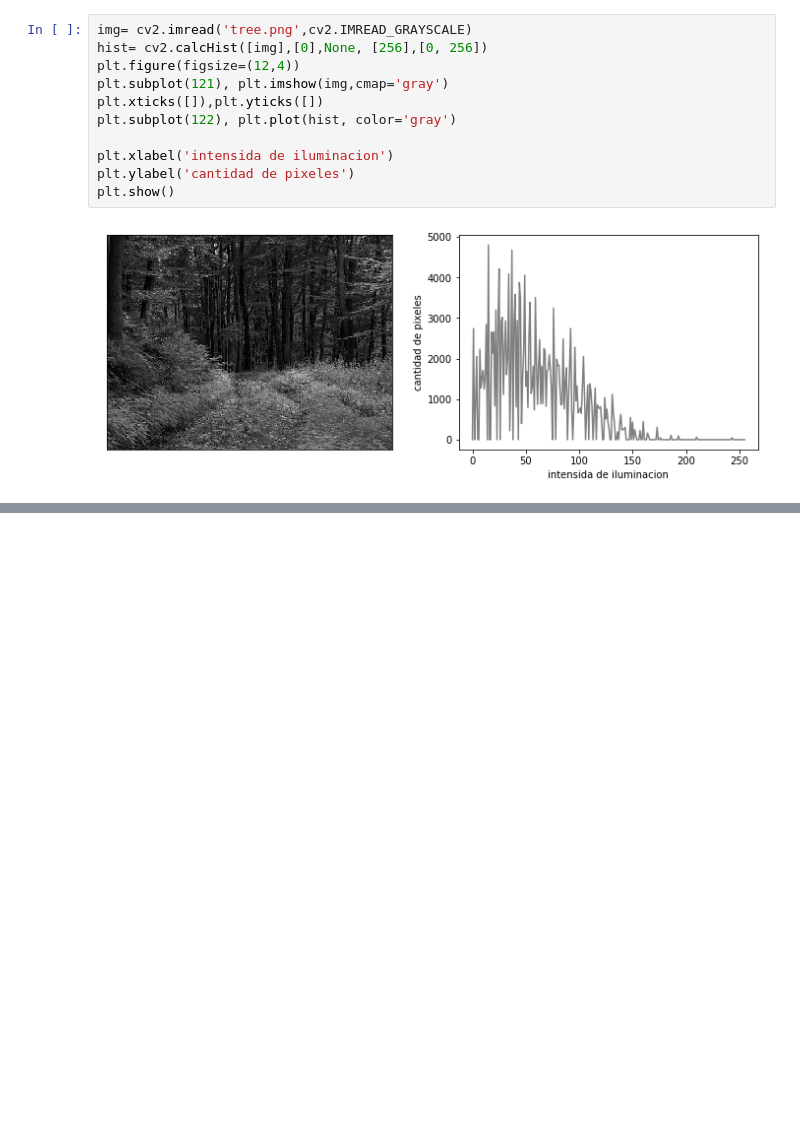
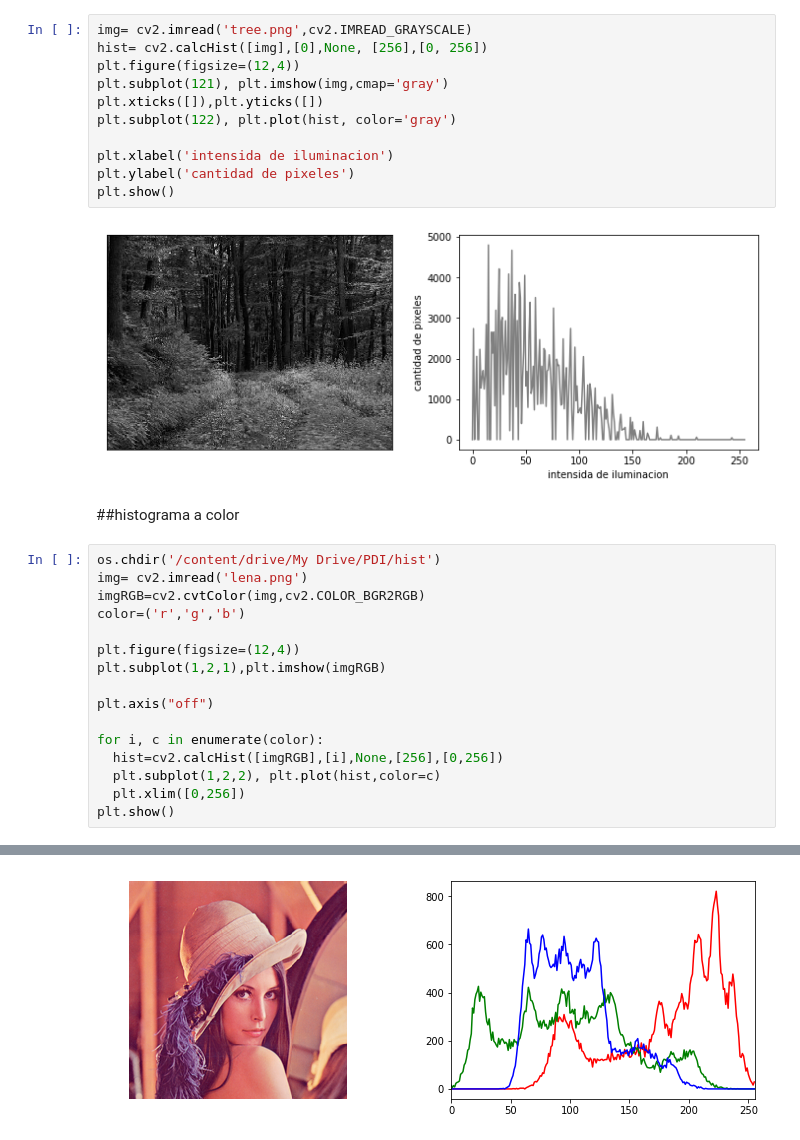
Before and after one commit to gabrielmercado90/PDI1, a Jupyter notebook: Interpolacion_y_transformaciones.ipynb, the cells around one changed output, grey strips where cells are left out. Saved outputs shown, nothing was run; the diff lists cells and outputs as text; blank space fills up the shorter version.

```diff
--- a/Interpolacion_y_transformaciones.ipynb
+++ b/Interpolacion_y_transformaciones.ipynb
@@ -322,3 +322,22 @@ plt.ylabel('cantidad de pixeles')
 plt.show()
 # %% [output]
 [figure]
+# %% [markdown]
+##histograma a color
+# %%
+os.chdir('/content/drive/My Drive/PDI/hist')
+img= cv2.imread('lena.png')
+imgRGB=cv2.cvtColor(img,cv2.COLOR_BGR2RGB)
+color=('r','g','b')
+
+plt.figure(figsize=(12,4))
+plt.subplot(1,2,1),plt.imshow(imgRGB)
+
+plt.axis("off")
+
+for i, c in enumerate(color):
+  hist=cv2.calcHist([imgRGB],[i],None,[256],[0,256])
+  plt.subplot(1,2,2), plt.plot(hist,color=c)
+  plt.xlim([0,256])
+plt.show()
+# %% [output]
@@ -324,0 +346 @@ plt.show()
+[figure, added]
```
Also changed, not shown: parts of 1 cell of this notebook.
